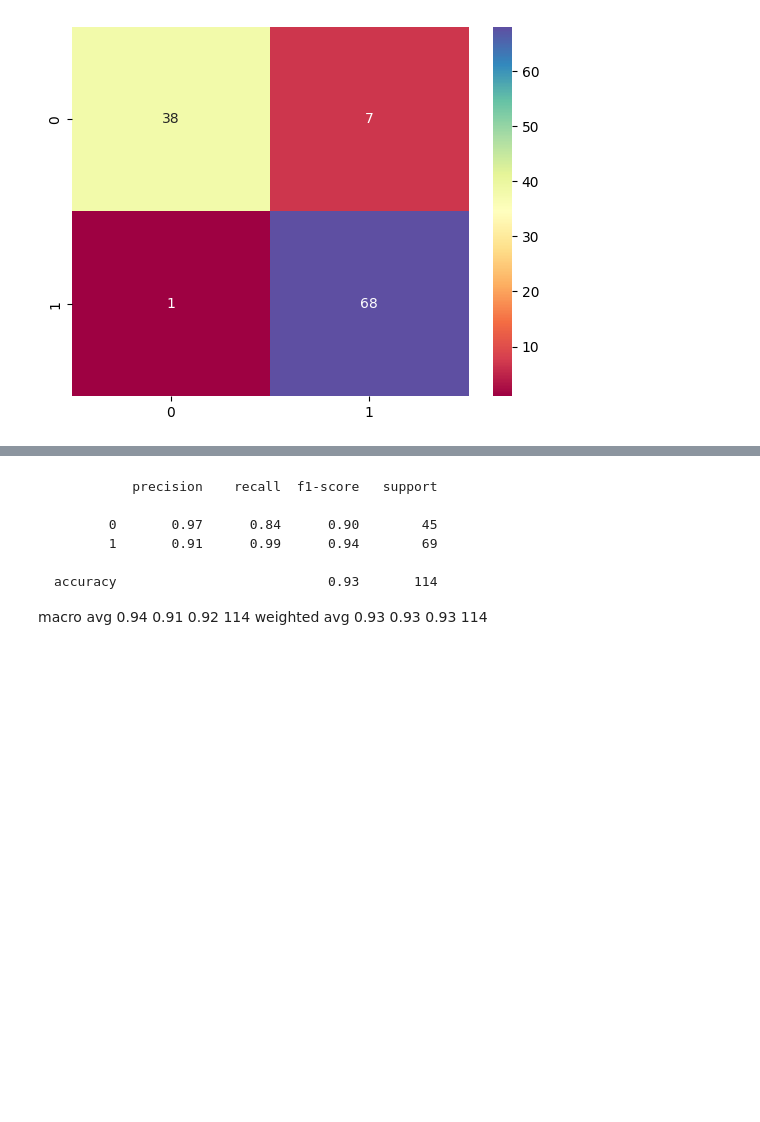
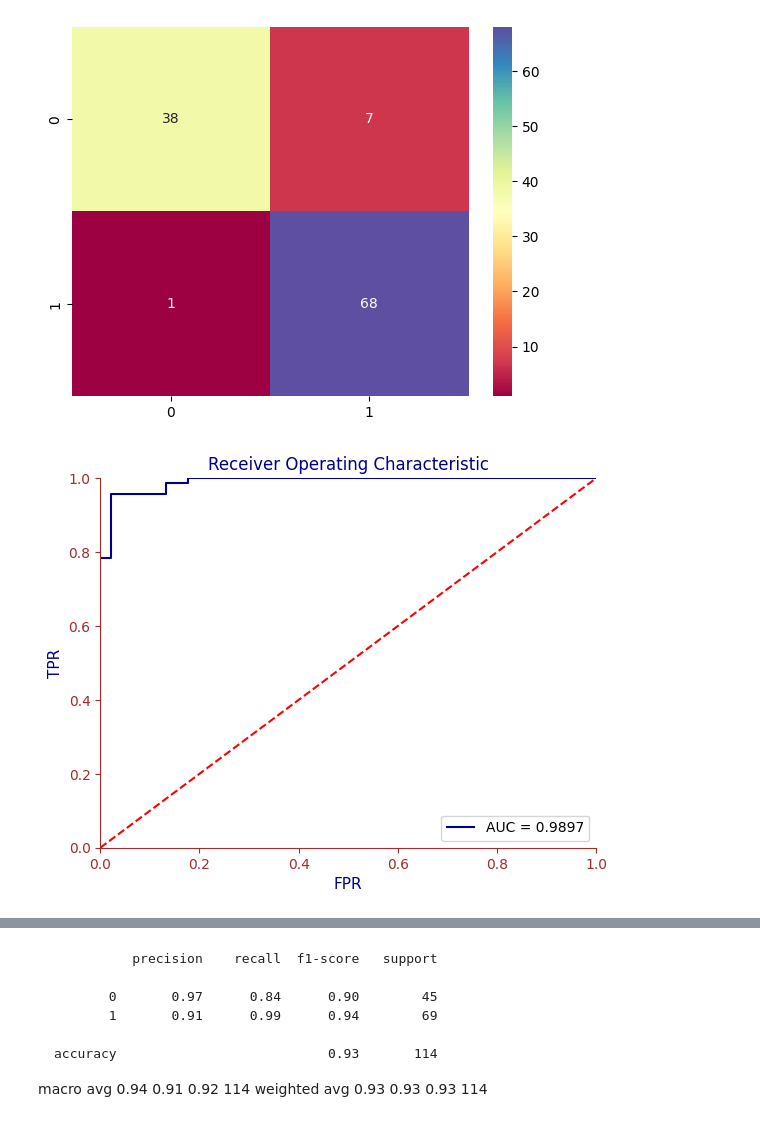
Before and after one commit to thaiduongngo/sunrise-notebooks, a Jupyter notebook: notebooks/ml_breast_cancer.ipynb, the cells around one changed output, grey strips where cells are left out. Drawn from its saved outputs; the diff is of its cells as text; code cells hidden in the pictures; blank space fills up the shorter version.

```diff
--- a/notebooks/ml_breast_cancer.ipynb
+++ b/notebooks/ml_breast_cancer.ipynb
@@ -276,3 +275,9 @@ sns.heatmap(y_rf_prob[:TOP_K], annot=True, cmap=COLOR_MAP, fmt=".4f");
 sns.heatmap(cm_rf, annot=True, cmap=COLOR_MAP, fmt=".0f");
 # %% [output]
 [figure]
+# %%
+fpr_rf, tpr_rf, _ = roc_curve(y_test, y_rf_prob[:, 1])
+roc_auc_rf = auc(fpr_rf, tpr_rf)
+plot_roc(fpr_rf, tpr_rf, roc_auc_rf)
+# %% [output]
+[figure, added]
```
Also changed, not shown: parts of 10 cells of this notebook.
